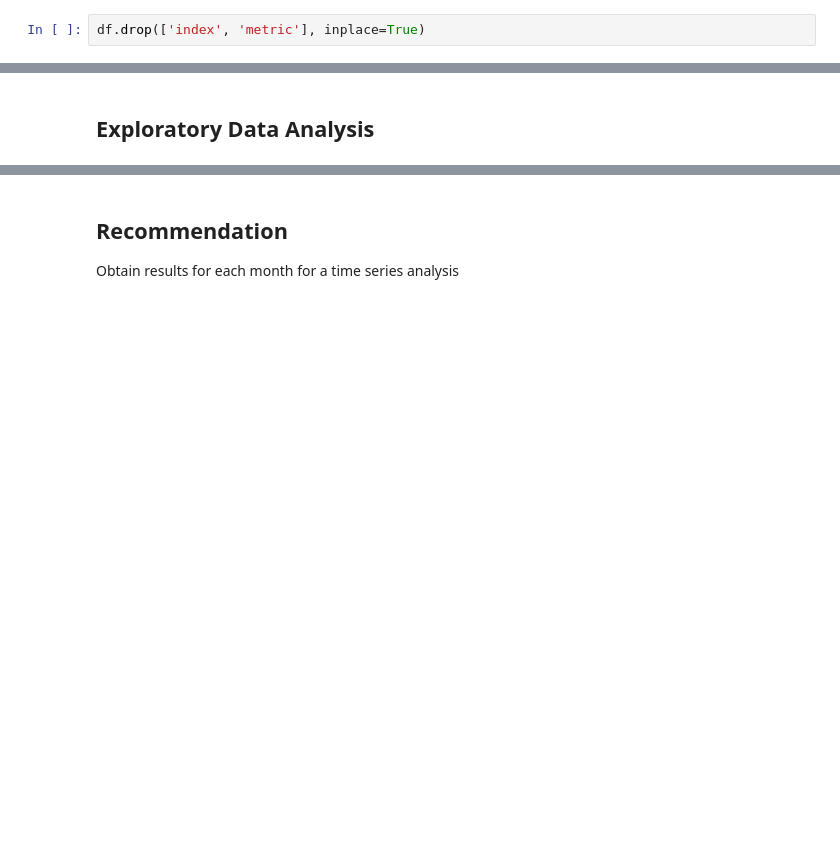
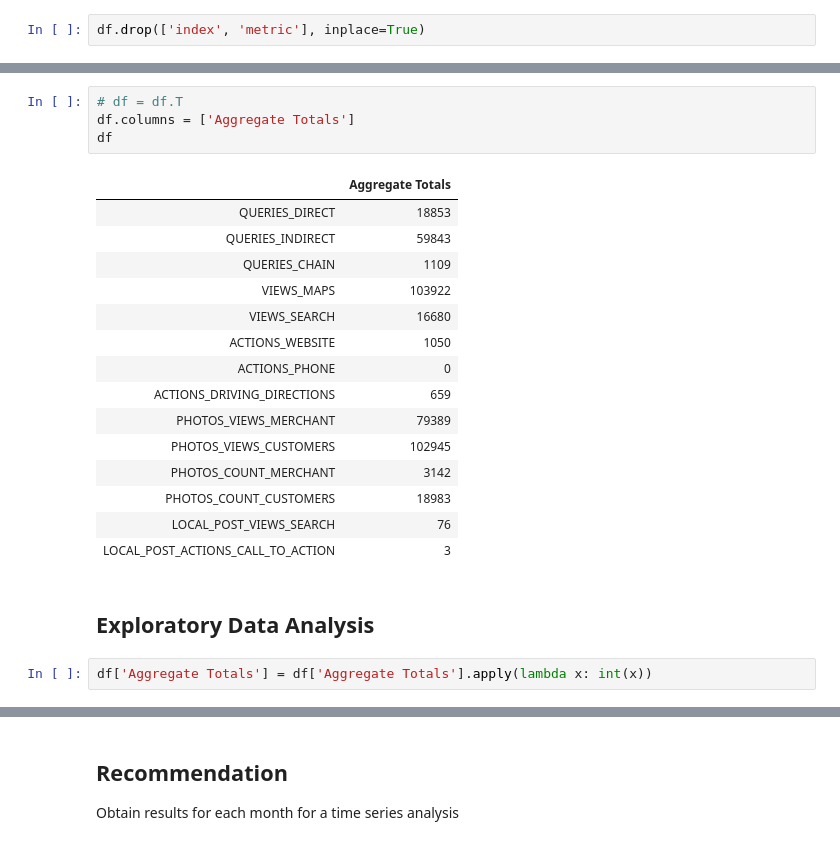
Before and after one commit to algakovic/Element_Coffee_Location_Insights, a Jupyter notebook: GMB_locations_insights.ipynb, the cells around one changed output, grey strips where cells are left out. Saved outputs shown, nothing was run; the diff lists cells and outputs as text; blank space fills up the shorter version.

```diff
--- a/GMB_locations_insights.ipynb
+++ b/GMB_locations_insights.ipynb
@@ -184,5 +186,27 @@ df.rename(index={'totalValue.value': 'Aggregate Totals'})
 # %% [output]
 |  | QUERIES_DIRECT | QUERIES_INDIRECT | QUERIES_CHAIN | VIEWS_MAPS | VIEWS_SEARCH | ACTIONS_WEBSITE | ... |
 | Aggregate Totals | 18853 | 59843 | 1109 | 103922 | 16680 | 1050 | ... |
+# %%
+# df = df.T
+df.columns = ['Aggregate Totals']
+df
+# %% [output]
+|  | Aggregate Totals |
+| QUERIES_DIRECT | 18853 |
+| QUERIES_INDIRECT | 59843 |
+| QUERIES_CHAIN | 1109 |
+| VIEWS_MAPS | 103922 |
+| VIEWS_SEARCH | 16680 |
+| ACTIONS_WEBSITE | 1050 |
+| ACTIONS_PHONE | 0 |
+| ACTIONS_DRIVING_DIRECTIONS | 659 |
+| PHOTOS_VIEWS_MERCHANT | 79389 |
+| PHOTOS_VIEWS_CUSTOMERS | 102945 |
+| PHOTOS_COUNT_MERCHANT | 3142 |
+| PHOTOS_COUNT_CUSTOMERS | 18983 |
+| LOCAL_POST_VIEWS_SEARCH | 76 |
+| LOCAL_POST_ACTIONS_CALL_TO_ACTION | 3 |
 # %% [markdown]
 ## Exploratory Data Analysis
+# %%
+df['Aggregate Totals'] = df['Aggregate Totals'].apply(lambda x: int(x))
```
Also changed, not shown: parts of 2 cells of this notebook.
